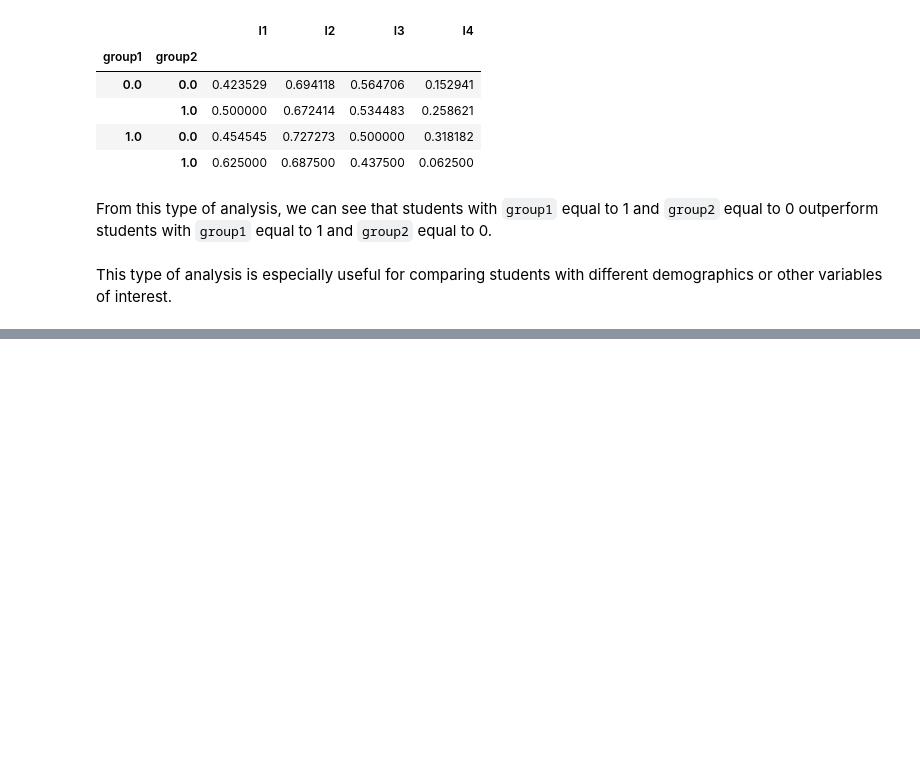
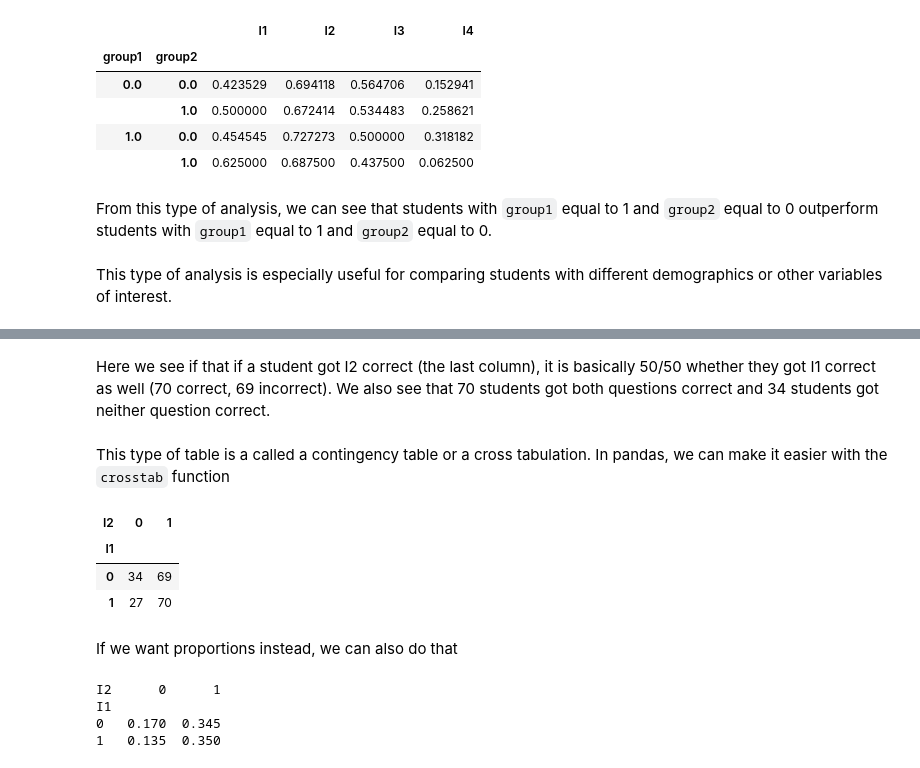
Before and after one commit to gphaser/Python-Intro, a Jupyter notebook: Question data.ipynb, the cells around one changed output, grey strips where cells are left out. Cells and saved outputs as stored; diff of their text form; code cells hidden in the pictures; blank space fills up the shorter version.

```diff
--- a/Question data.ipynb
+++ b/Question data.ipynb
@@ -559,0 +591,24 @@ This type of analysis is especially useful for comparing students with different
+# %% [markdown]
+Here we see if that if a student got I2 correct (the last column), it is basically 50/50 whether they got I1 correct as well (70 correct, 69 incorrect). We also see that 70 students got both questions correct and 34 students got neither question correct.
+# %% [markdown]
+This type of table is a called a contingency table or a cross tabulation. In pandas, we can make it easier with the `crosstab` function
+# %%
+pd.crosstab(am_datam['I1'], am_datam['I2'])
+# %% [output]
+| I2 | 0 | 1 |
+| I1 |  |  |
+| 0 | 34 | 69 |
+| 1 | 27 | 70 |
+# %% [markdown]
+If we want proportions instead, we can also do that
+# %%
+my_contingency_table = pd.crosstab(am_datam['I1'], am_datam['I2'])
+
+proportions = my_contingency_table / my_contingency_table.sum().sum()
+
+print(proportions)
+# %% [output]
+I2      0      1
+I1
+0   0.170  0.345
+1   0.135  0.350
```
Also changed, not shown: parts of 21 cells of this notebook.
